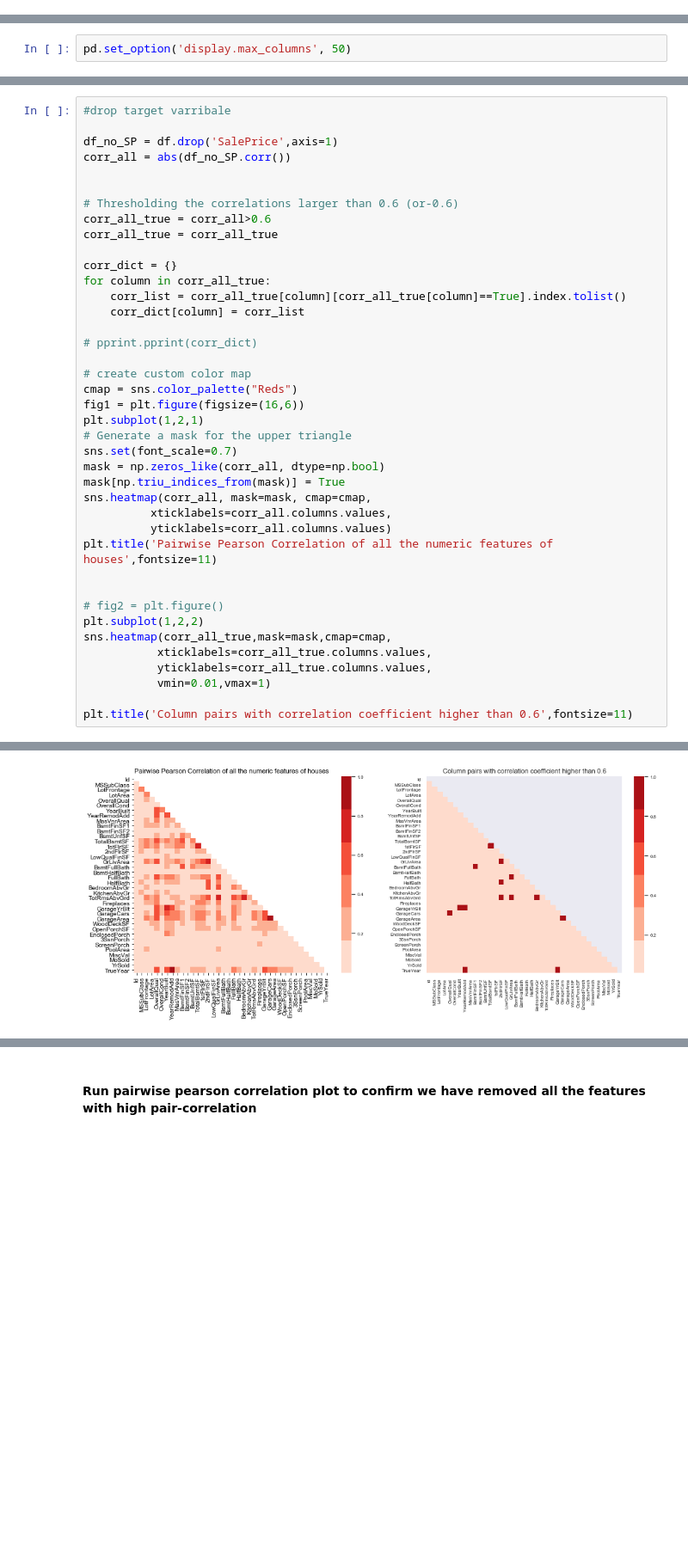
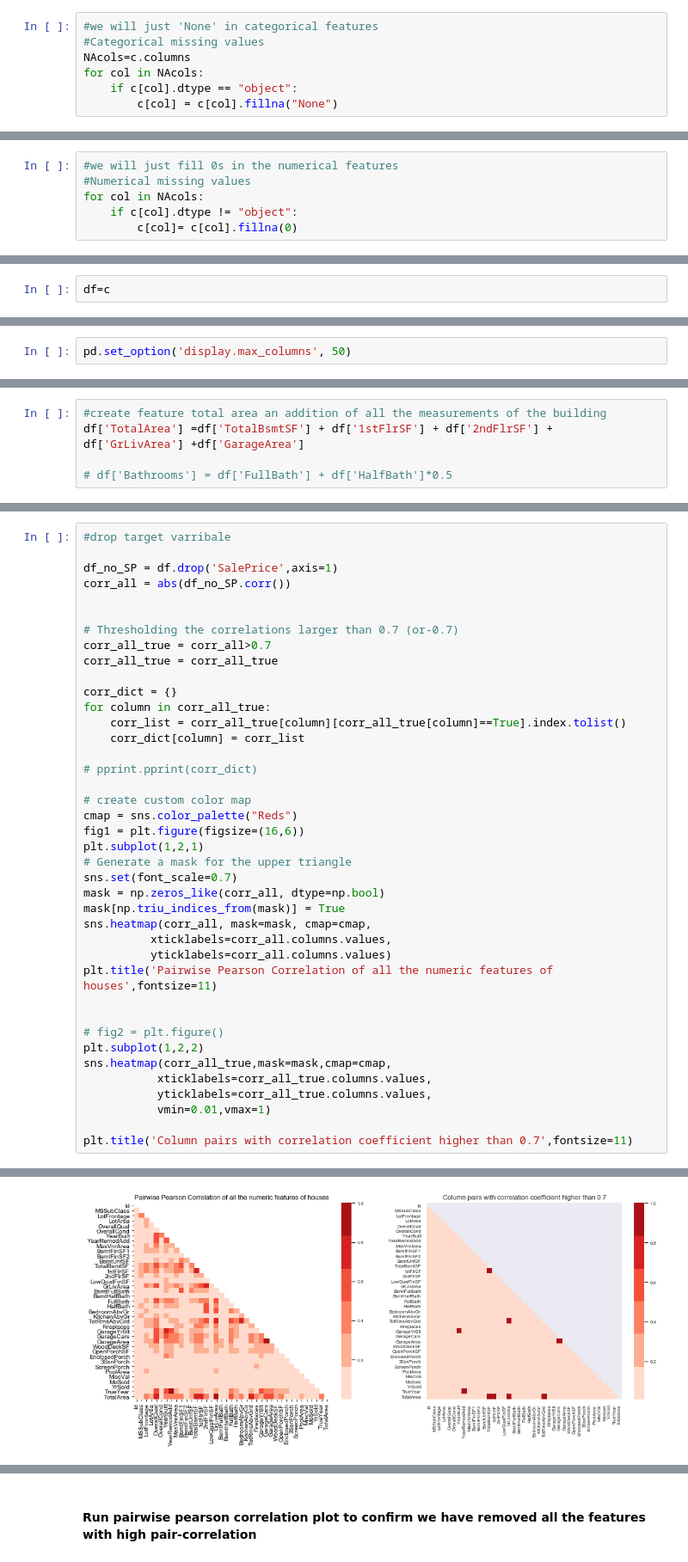
Before and after one commit to chibz3/Real_estate_investment, a Jupyter notebook: housing_prices.ipynb, the cells around one changed output, grey strips where cells are left out. Shown at 86% size. Drawn from its saved outputs; the diff is of its cells as text; blank space fills up the shorter version.

```diff
--- a/housing_prices.ipynb
+++ b/housing_prices.ipynb
@@ -144,0 +224,7 @@ Index(['Id', 'MSSubClass', 'MSZoning', 'LotFrontage', 'LotArea', 'Street',
+# %%
+#we will just 'None' in categorical features
+#Categorical missing values
+NAcols=c.columns
+for col in NAcols:
+    if c[col].dtype == "object":
+        c[col] = c[col].fillna("None")
@@ -144,0 +236,6 @@ Index(['Id', 'MSSubClass', 'MSZoning', 'LotFrontage', 'LotArea', 'Street',
+# %%
+#we will just fill 0s in the numerical features
+#Numerical missing values
+for col in NAcols:
+    if c[col].dtype != "object":
+        c[col]= c[col].fillna(0)
@@ -193,0 +305,2 @@ Created an age feature which is how old a building is at the year of sale, but a
+# %%
+df=c
@@ -206,0 +329,5 @@ pd.set_option('display.max_columns', 50)
+# %%
+#create feature total area an addition of all the measurements of the building
+df['TotalArea'] =df['TotalBsmtSF'] + df['1stFlrSF'] + df['2ndFlrSF'] + df['GrLivArea'] +df['GarageArea']
+
+# df['Bathrooms'] = df['FullBath'] + df['HalfBath']*0.5
@@ -241,8 +373,8 @@ df_no_SP = df.drop('SalePrice',axis=1)
 corr_all = abs(df_no_SP.corr())
 
 
-# Thresholding the correlations larger than 0.6 (or-0.6)
-corr_all_true = corr_all>0.6
+# Thresholding the correlations larger than 0.7 (or-0.7)
+corr_all_true = corr_all>0.7
 corr_all_true = corr_all_true
 
 corr_dict = {}
@@ -273,5 +405,5 @@ sns.heatmap(corr_all_true,mask=mask,cmap=cmap,
            yticklabels=corr_all_true.columns.values,
            vmin=0.01,vmax=1)
 
-plt.title('Column pairs with correlation coefficient higher than 0.6',fontsize=11)
+plt.title('Column pairs with correlation coefficient higher than 0.7',fontsize=11)
 # %% [output]
@@ -279,4 +411,4 @@ Text(0.5, 1, 'Column pairs with correlation coefficient higher than 0.6')
-[figure, old version]
+[figure, new version]
 # %%
 
 # Build a list of all the numeric column names for our dataframe, except SalePrice
```
Also changed, not shown: parts of 57 cells of this notebook.
